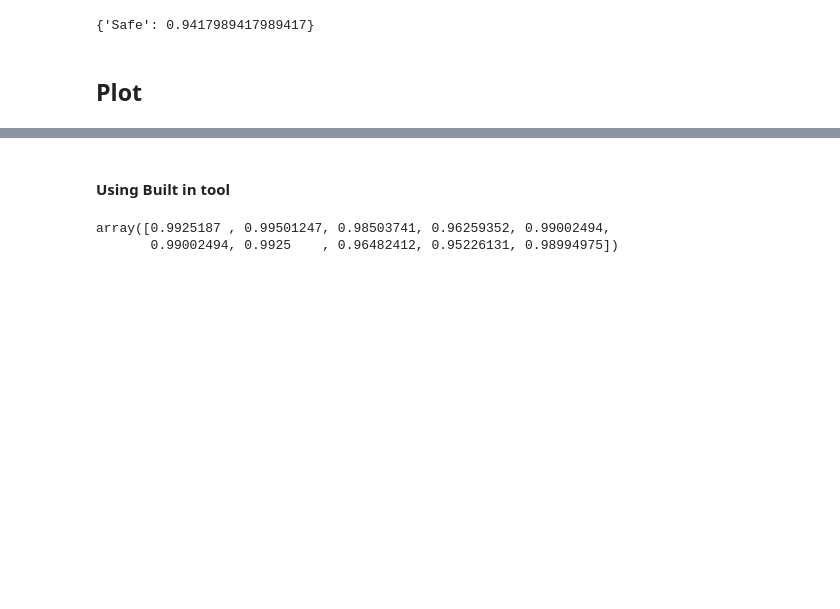
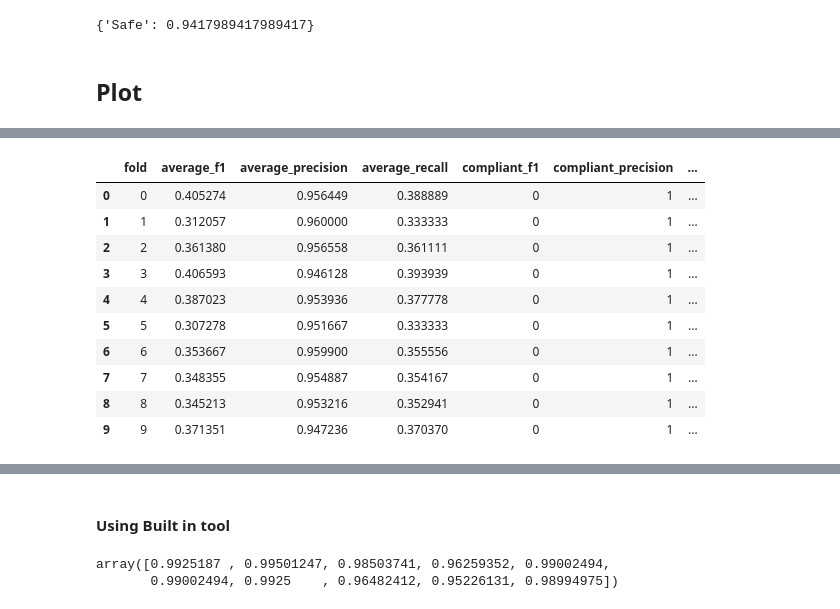
Before and after one commit to GalenWQ/CS321OshaProject, a Jupyter notebook: sklearn_tree.ipynb, the cells around one changed output, grey strips where cells are left out. Saved outputs shown, nothing was run; the diff lists cells and outputs as text; code cells hidden in the pictures; blank space fills up the shorter version.

```diff
--- a/sklearn_tree.ipynb
+++ b/sklearn_tree.ipynb
@@ -151,0 +152,17 @@ sns.factorplot(
+# %%
+res = pd.read_json('all_results.json')
+res.index.name = 'fold'
+res = res.reset_index()
+res
+# %% [output]
+|  | fold | average_f1 | average_precision | average_recall | compliant_f1 | compliant_precision | ... |
+| 0 | 0 | 0.405274 | 0.956449 | 0.388889 | 0 | 1 | ... |
+| 1 | 1 | 0.312057 | 0.960000 | 0.333333 | 0 | 1 | ... |
+| 2 | 2 | 0.361380 | 0.956558 | 0.361111 | 0 | 1 | ... |
+| 3 | 3 | 0.406593 | 0.946128 | 0.393939 | 0 | 1 | ... |
+| 4 | 4 | 0.387023 | 0.953936 | 0.377778 | 0 | 1 | ... |
+| 5 | 5 | 0.307278 | 0.951667 | 0.333333 | 0 | 1 | ... |
+| 6 | 6 | 0.353667 | 0.959900 | 0.355556 | 0 | 1 | ... |
+| 7 | 7 | 0.348355 | 0.954887 | 0.354167 | 0 | 1 | ... |
+| 8 | 8 | 0.345213 | 0.953216 | 0.352941 | 0 | 1 | ... |
+| 9 | 9 | 0.371351 | 0.947236 | 0.370370 | 0 | 1 | ... |
```
Also changed, not shown: parts of 6 cells of this notebook, 1 other file.
